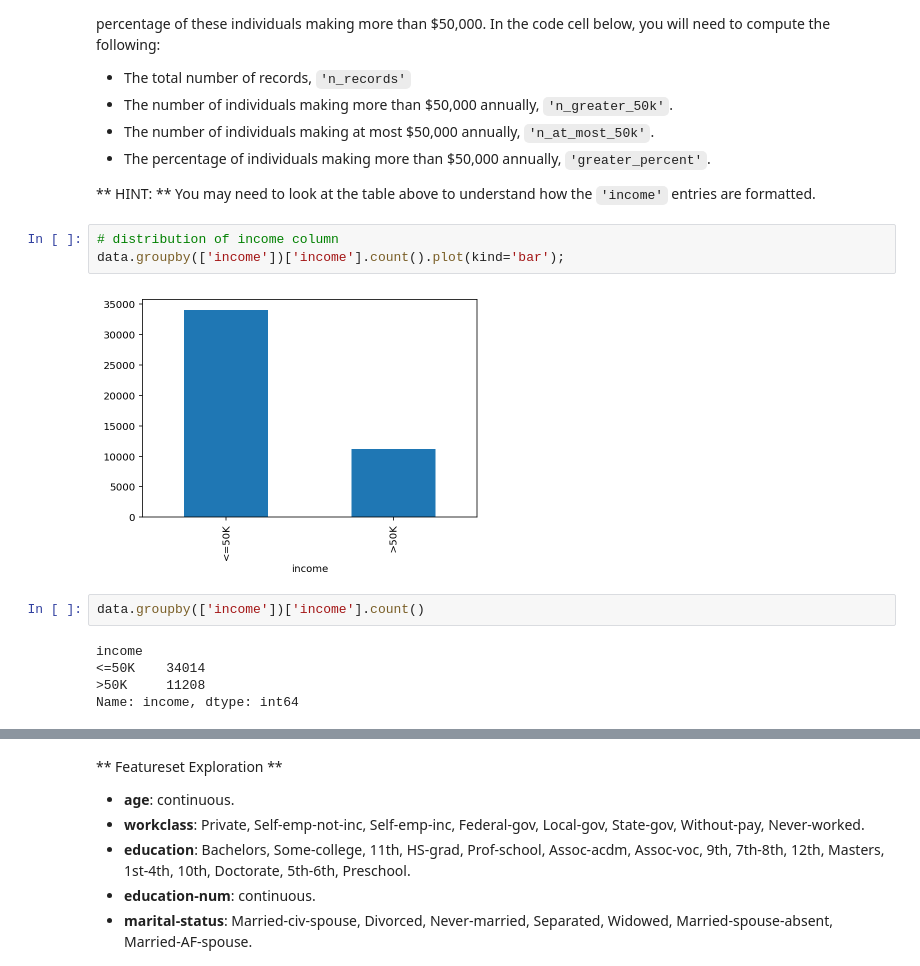
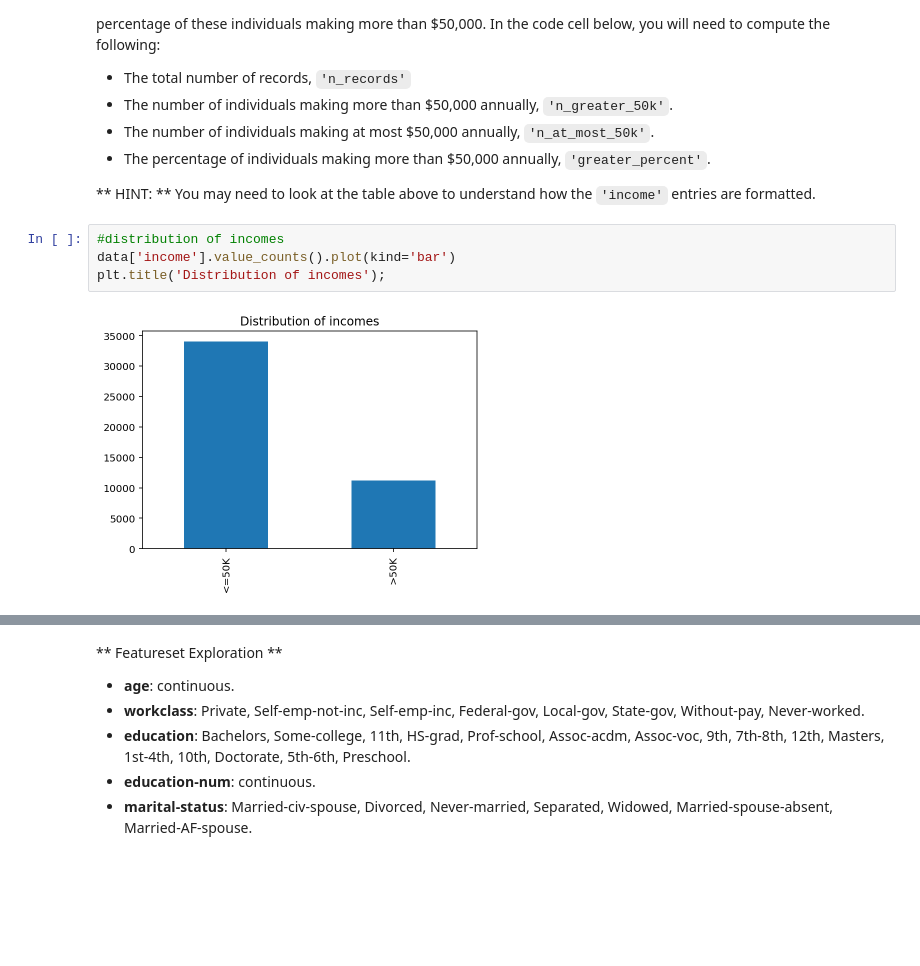
Before and after one commit to numanyilmaz/finding_donors, a Jupyter notebook: finding_donors.ipynb, the cells around one changed output, grey strips where cells are left out. Drawn from its saved outputs; the diff is of its cells as text; blank space fills up the shorter version.

```diff
--- a/finding_donors.ipynb
+++ b/finding_donors.ipynb
@@ -77,17 +79,11 @@ A cursory investigation of the dataset will determine how many individuals fit i
 
 ** HINT: ** You may need to look at the table above to understand how the `'income'` entries are formatted.
 # %%
-# distribution of income column
-data.groupby(['income'])['income'].count().plot(kind='bar');
+#distribution of incomes
+data['income'].value_counts().plot(kind='bar')
+plt.title('Distribution of incomes');
 # %% [output]
-[figure, old version]
+[figure, new version]
-# %%
-data.groupby(['income'])['income'].count()
-# %% [output]
-income
-<=50K    34014
->50K     11208
-Name: income, dtype: int64
 # %%
 # TODO: Total number of records
 n_records = data.shape[0]
```
Also changed, not shown: parts of 13 cells of this notebook.
